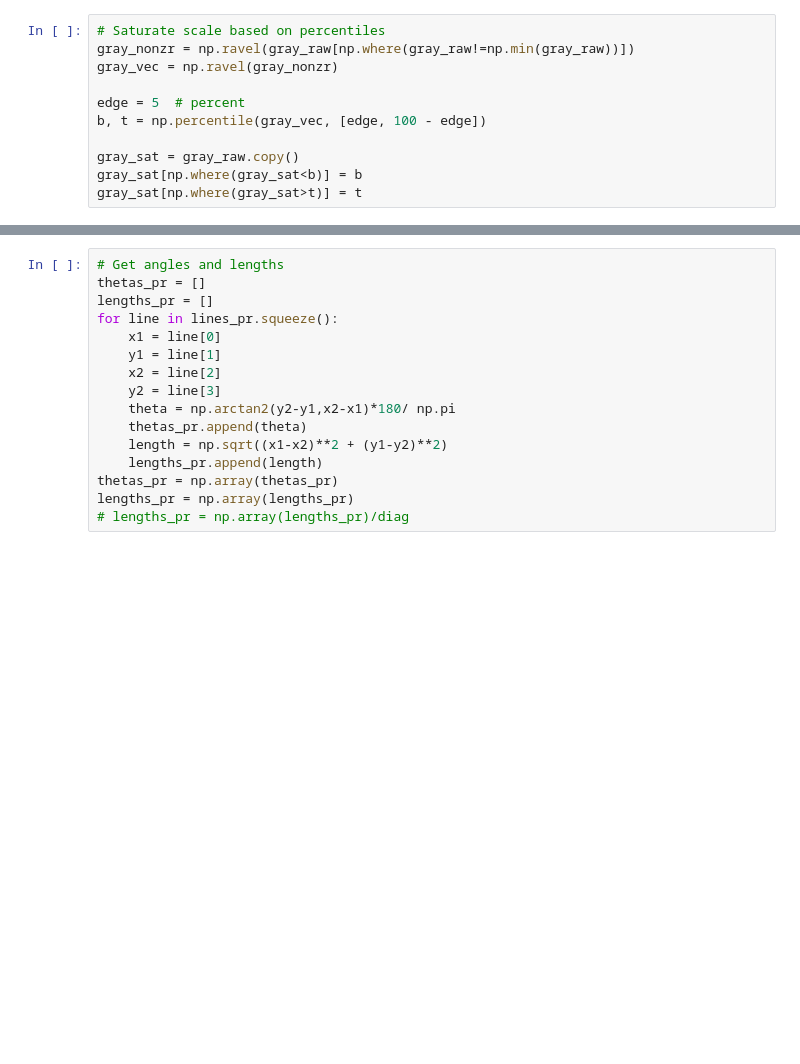
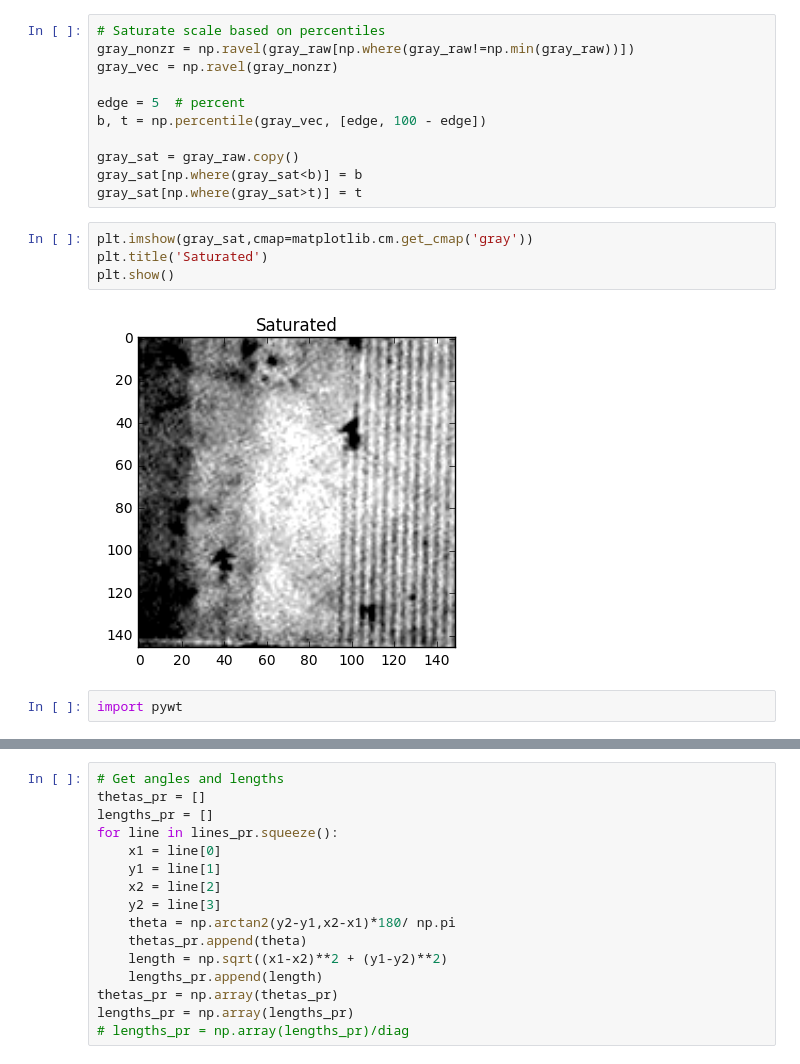
Before and after one commit to liu963/insight-project, a Jupyter notebook: pattern-recognition/FeatureExtraction_Demo.ipynb, the cells around one changed output, grey strips where cells are left out. Cells and saved outputs as stored; diff of their text form; blank space fills up the shorter version.

```diff
--- a/pattern-recognition/FeatureExtraction_Demo.ipynb
+++ b/pattern-recognition/FeatureExtraction_Demo.ipynb
@@ -62,6 +76,14 @@ b, t = np.percentile(gray_vec, [edge, 100 - edge])
 gray_sat = gray_raw.copy()
 gray_sat[np.where(gray_sat<b)] = b
 gray_sat[np.where(gray_sat>t)] = t
+# %%
+plt.imshow(gray_sat,cmap=matplotlib.cm.get_cmap('gray'))
+plt.title('Saturated')
+plt.show()
+# %% [output]
+[figure, added]
+# %%
+import pywt
 # %%
 # Gaussian blur
 blur = cv2.GaussianBlur(gray_sat,(3,3),0)
```
Also changed, not shown: parts of 44 cells of this notebook.
